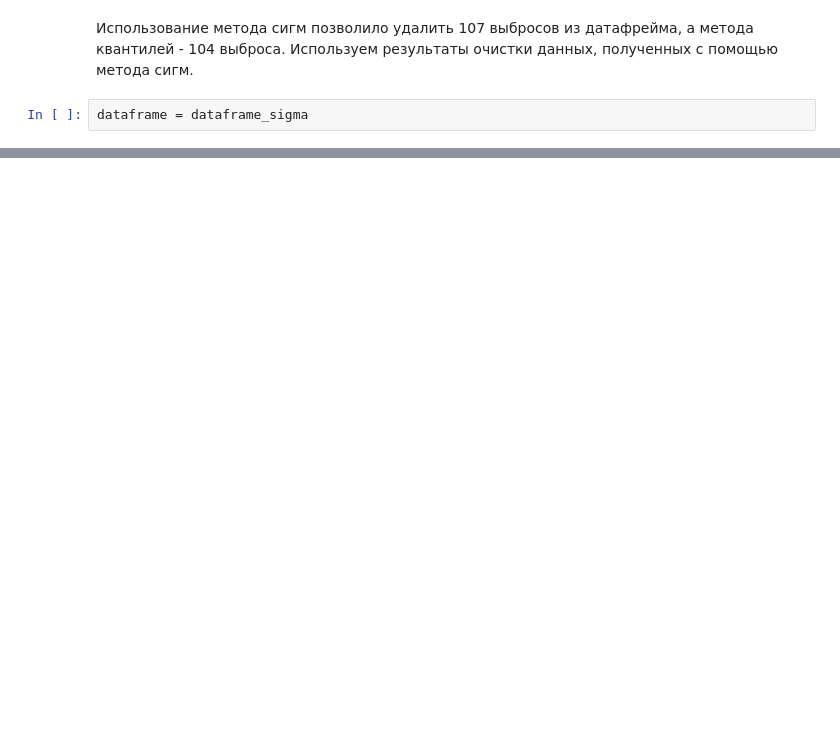
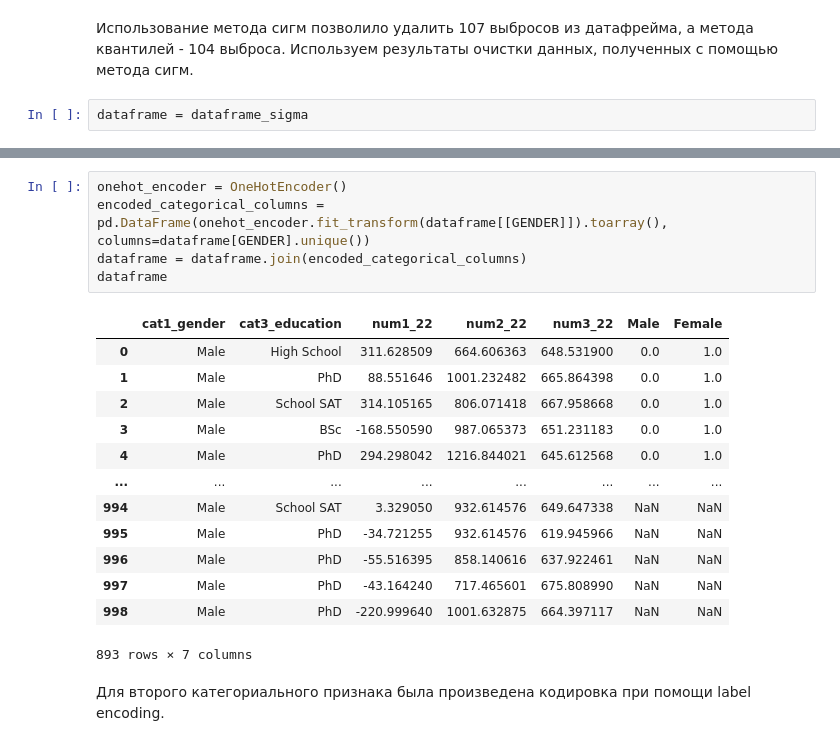
Before and after one commit to Nitrolacs/data_analysis_1_lab, a Jupyter notebook: notebooks/lab_1.ipynb, the cells around one changed output, grey strips where cells are left out. Cells and saved outputs as stored; diff of their text form; blank space fills up the shorter version.

```diff
--- a/notebooks/lab_1.ipynb
+++ b/notebooks/lab_1.ipynb
@@ -255,0 +324,21 @@ dataframe = dataframe_sigma
+# %%
+onehot_encoder = OneHotEncoder()
+encoded_categorical_columns = pd.DataFrame(onehot_encoder.fit_transform(dataframe[[GENDER]]).toarray(), columns=dataframe[GENDER].unique())
+dataframe = dataframe.join(encoded_categorical_columns)
+dataframe
+# %% [output]
+|  | cat1_gender | cat3_education | num1_22 | num2_22 | num3_22 | Male | Female |
+| 0 | Male | High School | 311.628509 | 664.606363 | 648.531900 | 0.0 | 1.0 |
+| 1 | Male | PhD | 88.551646 | 1001.232482 | 665.864398 | 0.0 | 1.0 |
+| 2 | Male | School SAT | 314.105165 | 806.071418 | 667.958668 | 0.0 | 1.0 |
+| 3 | Male | BSc | -168.550590 | 987.065373 | 651.231183 | 0.0 | 1.0 |
+| 4 | Male | PhD | 294.298042 | 1216.844021 | 645.612568 | 0.0 | 1.0 |
+| ... | ... | ... | ... | ... | ... | ... | ... |
+| 994 | Male | School SAT | 3.329050 | 932.614576 | 649.647338 | NaN | NaN |
+| 995 | Male | PhD | -34.721255 | 932.614576 | 619.945966 | NaN | NaN |
+| 996 | Male | PhD | -55.516395 | 858.140616 | 637.922461 | NaN | NaN |
+| 997 | Male | PhD | -43.164240 | 717.465601 | 675.808990 | NaN | NaN |
+| 998 | Male | PhD | -220.999640 | 1001.632875 | 664.397117 | NaN | NaN |
+893 rows × 7 columns
+# %% [markdown]
+Для второго категориального признака была произведена кодировка при помощи label encoding.
```
Also changed, not shown: parts of 26 cells of this notebook, 1 other file.
